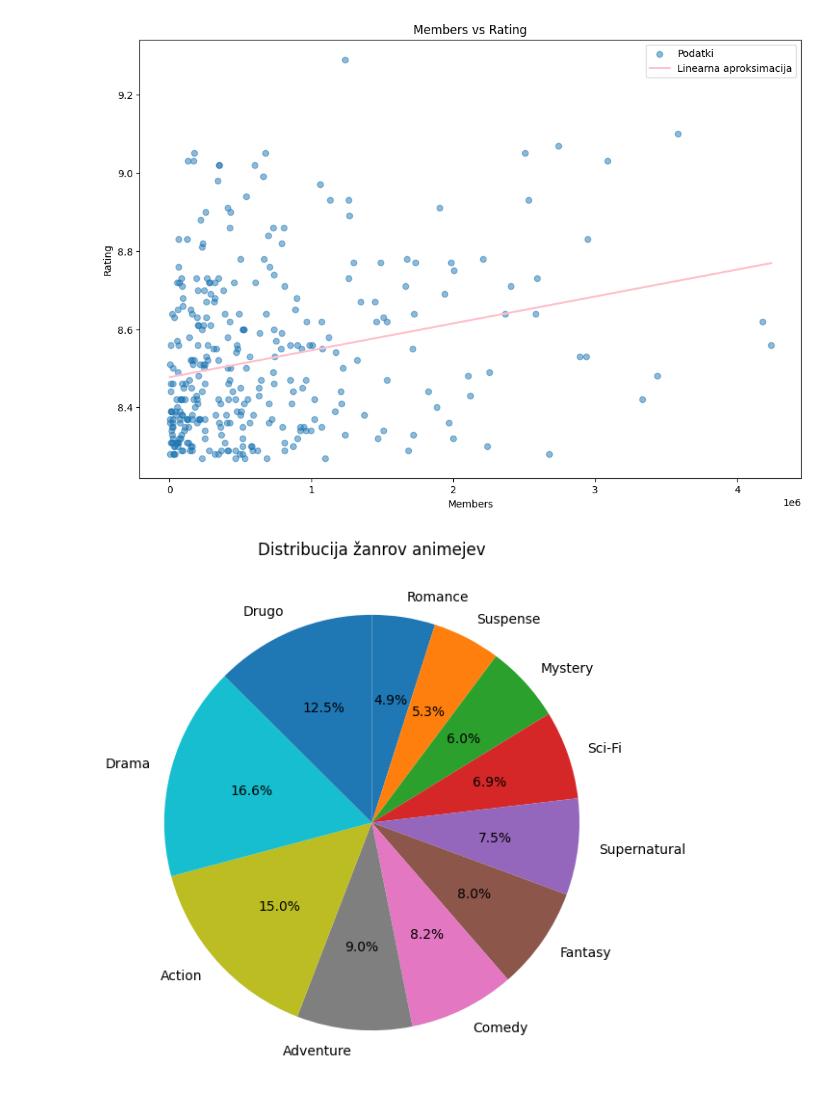
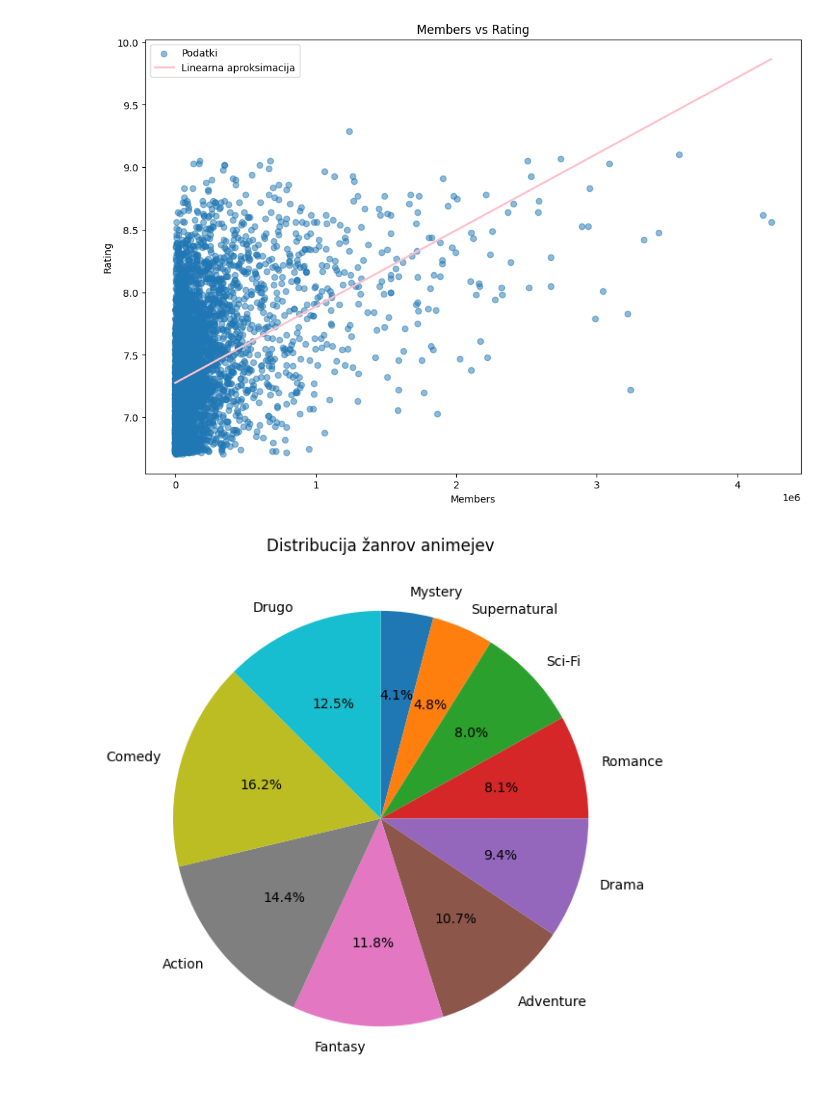
Before and after one commit to nika-jost/Projektna_naloga, a Jupyter notebook: analize_data.ipynb, the cells around one changed output. Drawn from its saved outputs; the diff is of its cells as text; code cells hidden in the pictures.

```diff
--- a/analize_data.ipynb
+++ b/analize_data.ipynb
@@ -71,6 +70,6 @@ display(
 # %%
 """
-Ta analiza proučuje povezavo med številom članov (gledalcev, ki imajo anime dodan v svojo listo) in povprečno oceno animeja.
+Ta analiza preučuje povezavo med številom članov (gledalcev, ki imajo anime dodan v svojo listo) in povprečno oceno animeja.
 Rezultati so prikazani s točkovnim diagramom, kjer vsaka pika predstavlja posamezen anime.
 Dodana je tudi linearna aproksimacija, ki potrjuje hipotezo, da imajo animeji z višjo oceno praviloma več članov oziroma večjo priljubljenost.
 """
@@ -91,22 +90,22 @@ with open("anime_data_premium.csv", "r", encoding=encoding) as podatki:
             continue
         try:
             score = float(line[1])
-            n_members = int(line[21].replace(",", ""))
+            n_members = int(line[19].replace(",", ""))
         except ValueError:
             continue
         members.append(n_members)
         scores.append(score)
 
-members = np.array(members) #Spremenimo iz navadnega arraya v numpy array
+members = np.array(members)
 scores = np.array(scores)
 
-plt.figure(figsize=(12, 8)) #Naredi "platno"
-plt.scatter(members, scores, alpha=0.5, label="Podatki") #Alfa pove, kok prosojne so pikice, scatter pa naredi pikice
+plt.figure(figsize=(12, 8))
+plt.scatter(members, scores, alpha=0.5, label="Podatki")
 
 
 #RISANJE LINEARNE APROKSIMACIJE
-a, b = np.polyfit(members, scores, 1) #Najde polinom stopnje 1, ki se najbolj prilega
-x_fit = np.linspace(members.min(), members.max(), 2) #Da 500 mest na to os
+a, b = np.polyfit(members, scores, 1)
+x_fit = np.linspace(members.min(), members.max(), 2)
 y_fit = a * x_fit + b
 plt.plot(x_fit, y_fit, color="pink", linewidth=2, label="Linearna aproksimacija")
 
@@ -118,7 +117,7 @@ plt.legend()
 
 plt.show()
 # %% [output]
-[figure, old version]
+[figure, new version]
 # %%
 """
 Ta analiza prikazuje porazdelitev animejev glede na žanre.
@@ -137,14 +136,13 @@ with open("anime_data_premium.csv", mode="r", encoding=encoding) as podatki:
     reader = csv.reader(podatki)
     for i, line in enumerate(reader):
         if i == 0:
-            continue  # skip header row
+            continue
 
-        # take the genre column (adjust index if needed!)
-        genres = line[16]   # e.g. "Action, Drama, Suspense"
+        genres = line[14]   # npr. "Action, Drama, Suspense"
         genres = genres.strip("[]")
 
 
-        # split into individual genres
+        # Razdelimo v individualne žanre
         for g in genres.split(", "):
             if g.strip() == "" or g == "N/A":
                 continue
@@ -156,7 +154,7 @@ with open("anime_data_premium.csv", mode="r", encoding=encoding) as podatki:
             else:
                 zanra_stevilo[g] += 1
 
-# Razvrsti po vrednosti (naraščajoče)
+
 # https://stackoverflow.com/questions/613183/how-do-i-sort-a-dictionary-by-value
 zanra_stevilo = {k: v for k, v in sorted(zanra_stevilo.items(), key=lambda item: item[1])}
 meja = 4  # prag v %
@@ -164,36 +162,36 @@ meja = 4  # prag v %
 labels = []
 vrednosti = []
 
 sum_vrednosti = sum(zanra_stevilo.values())
 others_vrednost = 0
 
 for label, value in zanra_stevilo.items():
     procent = 100 * value / sum_vrednosti
     if procent >= meja:
         labels.append(label)
         vrednosti.append(value)
     else:
         others_vrednost += value
 
-# Dodaj "Others" samo, če je potrebno
+# Dodamo "Others" samo, če je potrebno
 if others_vrednost > 0:
     labels.append("Drugo")
     vrednosti.append(others_vrednost)
 
 
 # Risanje pite
 plt.figure(figsize=(7,7)) # Popravimo velikost torte
 plt.pie(
     vrednosti,
     labels=labels,
-    autopct="%1.1f%%", # TODO: Razišči
+    autopct="%1.1f%%",
     startangle=90,
     counterclock=False
 )
 plt.title("Distribucija žanrov animejev")
 plt.show()
 # %% [output]
-[figure, old version]
+[figure, new version]
 # %%
 """
 Ta analiza prikazuje število izdanih animejev po letih.
```
Also changed, not shown: parts of 10 cells of this notebook, 8 other files.
